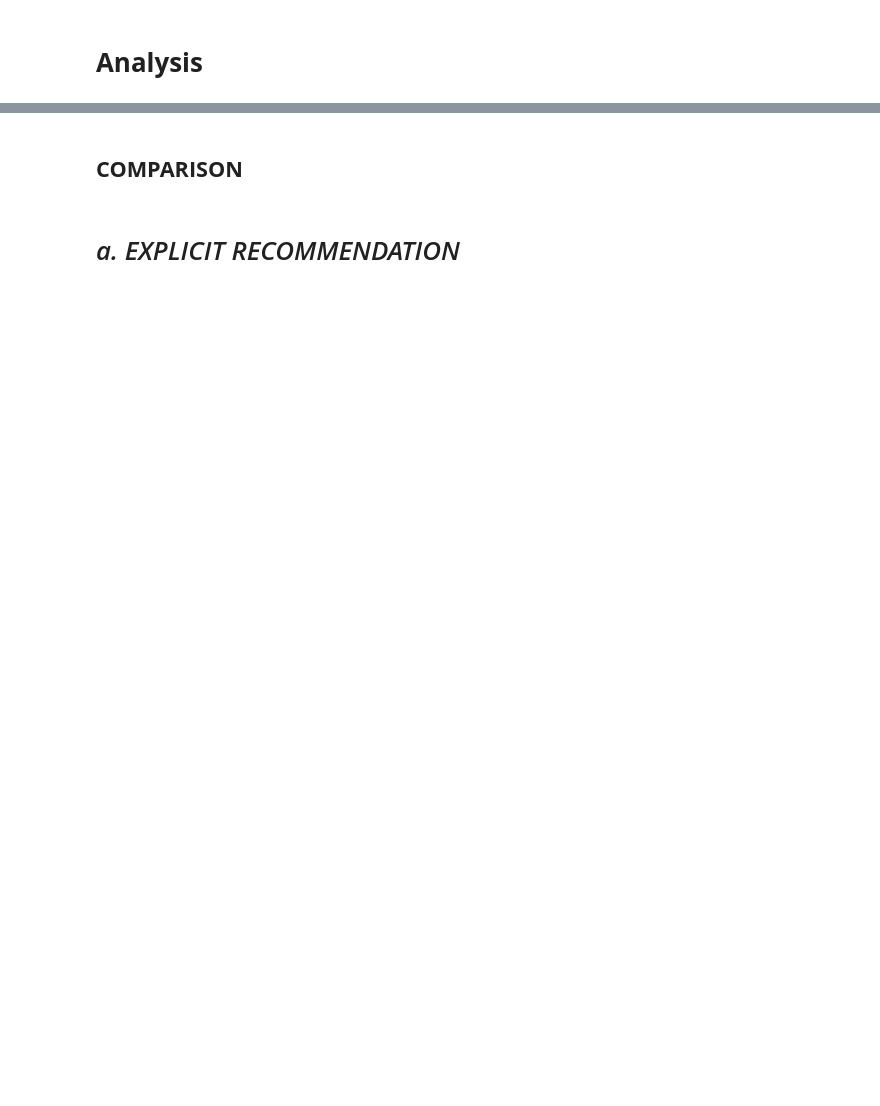
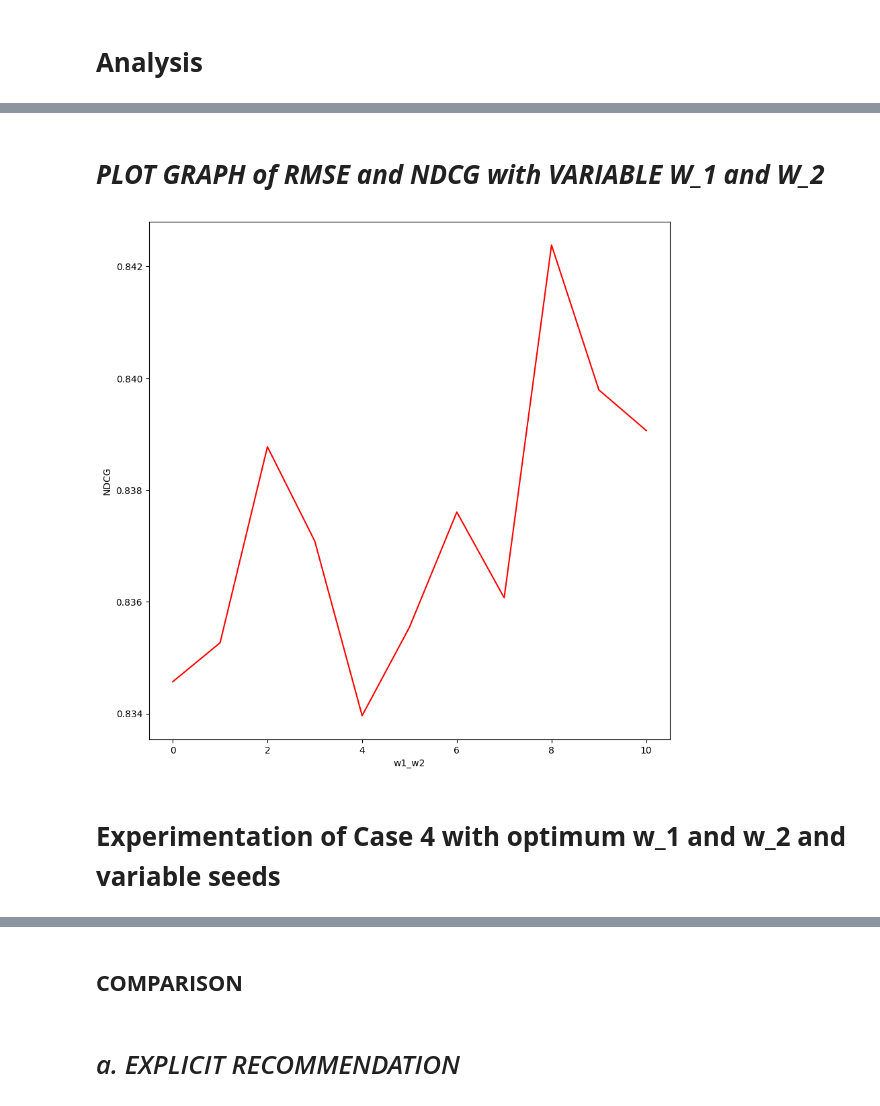
Before and after one commit to shilpa2301/Squad_Select--An-Optimal-Pipeline-for-Traditional-Group-Recommendation-Techniques, a Jupyter notebook: Squad_Select.ipynb, the cells around one changed output, grey strips where cells are left out. Cells and saved outputs as stored; diff of their text form; code cells hidden in the pictures; blank space fills up the shorter version.

```diff
--- a/Squad_Select.ipynb
+++ b/Squad_Select.ipynb
@@ -509,10 +648,6 @@ social_relation_output_VD_implicit=rank_top_k(overall_group_item_output_mat_VD_i
   new recommendation= (W * group_train_data) + ((1-W)* generated recommendation from individual data)
 # %% [markdown]
 **EXPLICIT RECOMMENDATION PERFORMANCE**
-# %%
-y_pred_APD = sorted(social_relation_output_APD_explicit)
-y_pred_VD = sorted(social_relation_output_VD_explicit)
-y_true = sorted(rank_top_k(dataset.group_trainMatrix, 100))
 # %% [markdown]
 **A. NDCG**
 # %%
@@ -560,7 +674,8 @@ def rmse_2d(arr1, arr2):
     # Calculate the mean squared error (MSE) row-wise
     mse=0
     for i in range(len(arr1)):
-      mse+=(np.array(arr1[i]) - np.array(arr2[i]))**2
+      if arr1[i]!=0:
+          mse+=(np.array(arr1[i]) - np.array(arr2[i]))**2
     mse = mse/len(arr1)
     # Calculate the RMSE row-wise
     rmse = np.sqrt(mse)
@@ -722,0 +1009,3 @@ plt.show()
+# %%
+mf = MF(dataset.user_trainMatrix, num_users, num_groups, latent=5, lr=0.001, reg=0.01, decay_rate=0.1, step_size = 10, step_enabled=True)
+dense_user_train_data = mf.train(epoch=40)
@@ -722,0 +1076,15 @@ plt.show()
+# %%
+Flags=[1,0,0,0,1,1,1,0,0,0]
+mean_ndcg_explicit_list=[]
+mean_rmse_explicit_list=[]
+w_1=0.0
+w_2=1.0
+while w_1<=1.0 and w_2>=0.0 and w_1+w_2==1.0:
+    print("Processing w_1 and w_2=", w_1, ", ", w_2)
+    mean_ndcg_explicit_instance=0.0
+    mean_rmse_explicit_instance=0.0
+    mean_ndcg_explicit_instance, mean_rmse_explicit_instance=entire_algo1(Flags, dense_user_train_data, dataset.group_trainMatrix, w_1, w_2 )
+    mean_ndcg_explicit_list.append(mean_ndcg_explicit_instance)
+    mean_rmse_explicit_list.append(mean_rmse_explicit_instance)
+    w_1+=0.1
+    w_2-=0.1
@@ -722,0 +1109,20 @@ plt.show()
+# %% [markdown]
+# ***PLOT GRAPH of RMSE and NDCG with VARIABLE W_1 and W_2***
+# %%
+#plot rmse
+import matplotlib.pyplot as plt
+
+# corresponding x axis values
+x = list(range(len(mean_ndcg_explicit_list)))
+#fig, axs = plt.subplots(1, 2, sharey=True, tight_layout=True)
+fig = plt.figure(figsize=(10, 10))
+ax = fig.add_subplot(1, 1, 1)
+ax.set_xlabel('w1_w2')
+ax.set_ylabel('NDCG')
+#ax.plot(x, Precision_at_k, color='blue')
+ax.plot(x, mean_ndcg_explicit_list, color='red') #vd
+#ax.bar(x, rmse_explicit[1], color='blue') #ap
+# function to show the plot
+plt.show()
+# %% [output]
+[figure, added]
@@ -722,0 +1145,2 @@ plt.show()
+# %% [markdown]
+# **Experimentation of Case 4 with optimum w_1 and w_2 and variable seeds**
```
Also changed, not shown: parts of 113 cells of this notebook.
